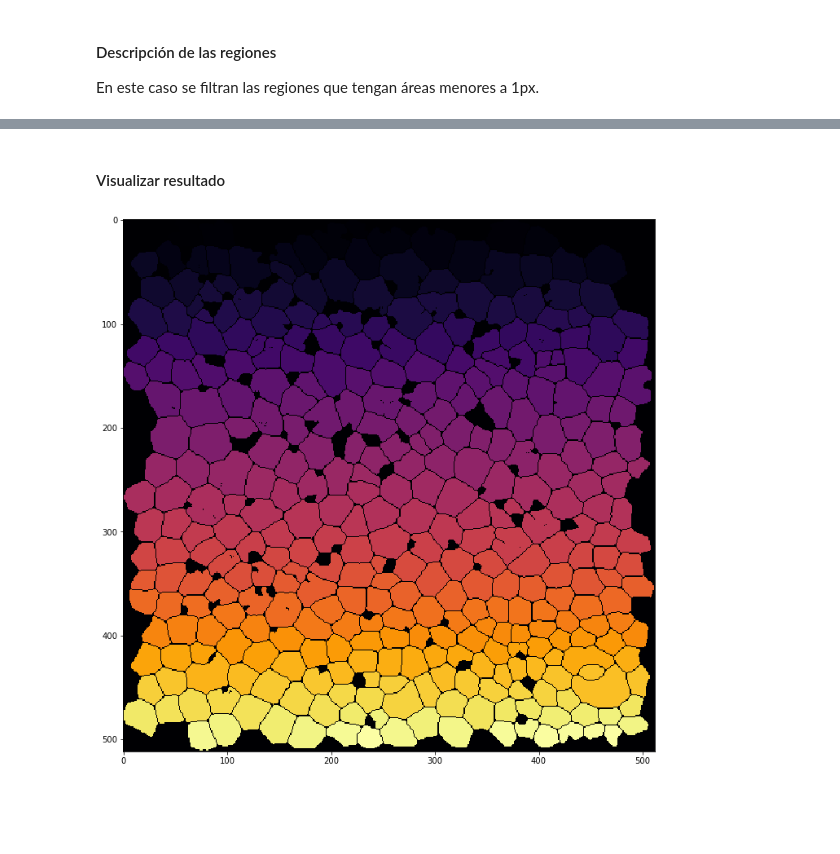
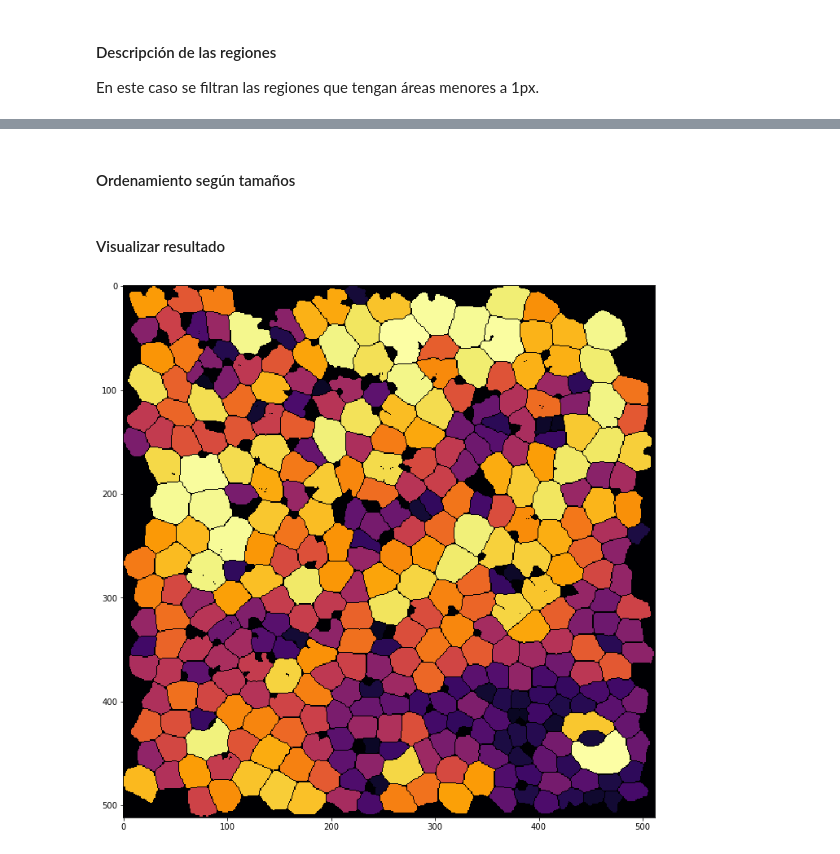
Before and after one commit to gabrieldelaparra/CC5508-2017-1-Tarea3, a Jupyter notebook: Tarea3.ipynb, the cells around one changed output, grey strips where cells are left out. Saved outputs shown, nothing was run; the diff lists cells and outputs as text; code cells hidden in the pictures; blank space fills up the shorter version.

```diff
--- a/Tarea3.ipynb
+++ b/Tarea3.ipynb
@@ -178,0 +202,15 @@ plt.show()
+# %%
+%matplotlib inline
+from skimage import io, morphology, measure
+from scipy import ndimage as ndi
+import matplotlib
+import matplotlib.pyplot as plt
+import numpy as np
+from ipywidgets import interact, widgets
+from IPython import display
+import mpld3
+from mpld3 import plugins
+
+#Ajustar el tamaño de las imágenes:
+matplotlib.rcParams['figure.figsize'] = (14,12)
+refImage = io.imread("./images/ref0.png")
@@ -178,0 +287,4 @@ plt.show()
+# %%
+image = refImage
+plt.imshow(image, cmap="gray")
+plt.show()
@@ -208,6 +322,7 @@ plt.show()
 # %%
 label,_ = ndi.label(fill)
 regions = measure.regionprops(label)
+regions.sort(key=lambda x: x.area, reverse=True)
 # %% [markdown]
 #### Descripción de las regiones
 En este caso se filtran las regiones que tengan áreas menores a 1px.
@@ -243,7 +358,17 @@ Elongación 0.21411405422388152
+# %% [markdown]
+#### Ordenamiento según tamaños
+# %%
+newImg = np.zeros(image.shape, dtype=np.int32)
+i=len(regions) + 20 # +20 para no llegar al negro
+
+for region in regions:
+    for coord in region.coords:
+        newImg[coord[0],coord[1]] = i
+    i -= 1
 # %% [markdown]
 #### Visualizar resultado
 # %%
-plt.imshow(label, cmap="inferno")
+plt.imshow(newImg, cmap="inferno")
 plt.show()
 # %% [output]
-[figure, old version]
+[figure, new version]
```
Also changed, not shown: parts of 43 cells of this notebook.
